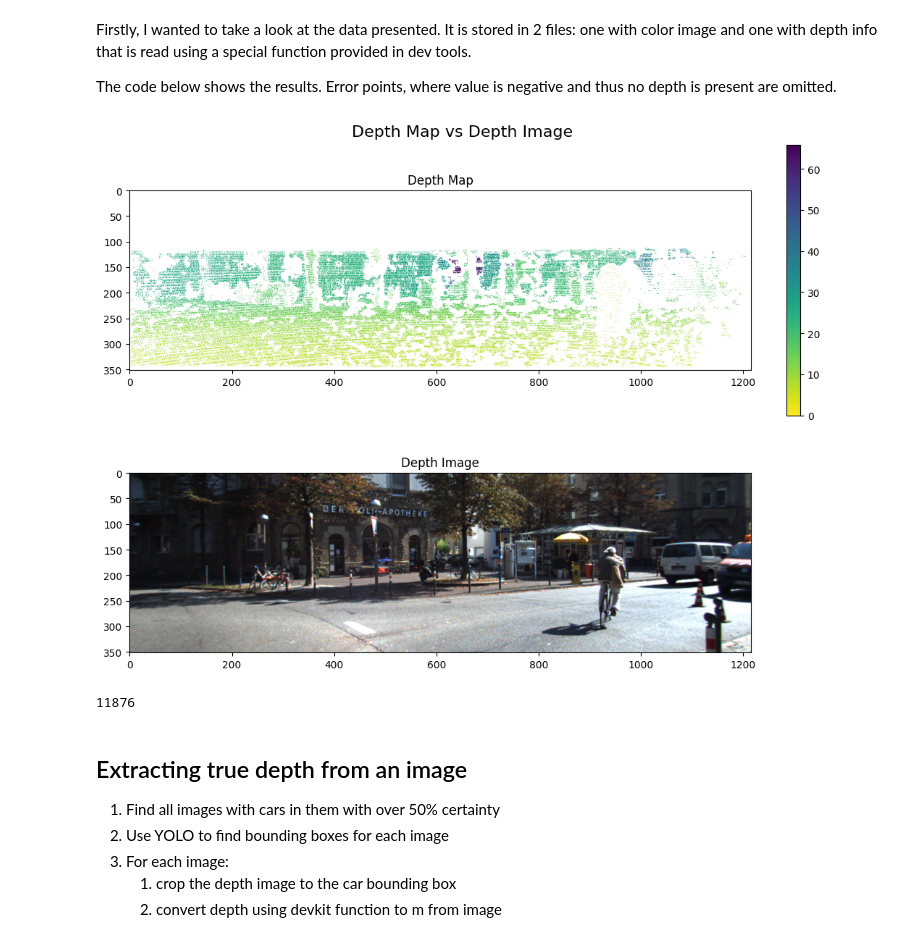
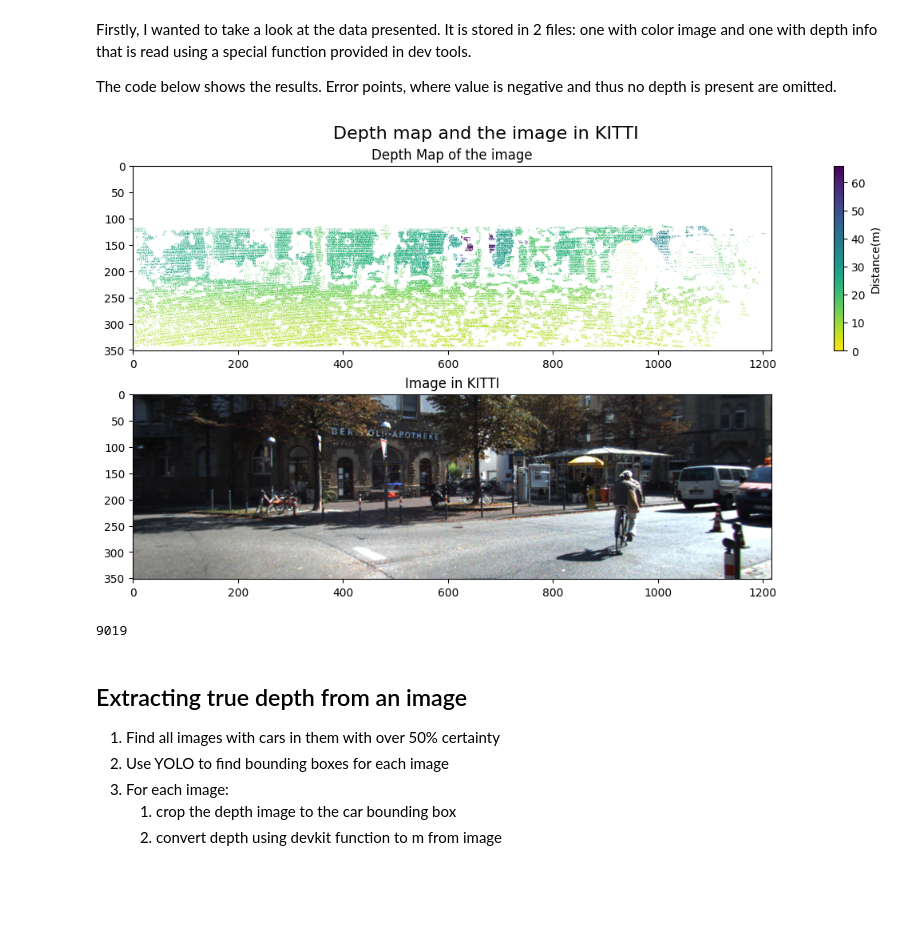
Before and after one commit to TPdkr/thesis, a Jupyter notebook: src/dino_yolo_embed.ipynb, the cells around one changed output. Drawn from its saved outputs; the diff is of its cells as text; code cells hidden in the pictures; blank space fills up the shorter version.

Commit message:
adjusted visualizatiojs

```diff
--- a/src/dino_yolo_embed.ipynb
+++ b/src/dino_yolo_embed.ipynb
@@ -42,38 +42,38 @@ The code below shows the results. Error points, where value is negative and thus
 # %%
 depth_map = "../datasets/depth_selection/val_selection_cropped/groundtruth_depth/2011_09_26_drive_0005_sync_groundtruth_depth_0000000071_image_03.png"
 depth_map_img = togglePath(depth_map)
 
 depth_img = np.array(Image.open(depth_map_img), dtype=int)
 
 depth_np = depth_read(depth_map)
 
 cmap = plt.cm.viridis_r.copy()
 cmap.set_under('white')   # values below vmin
 cmap.set_over('white')
 
-fig, ax = plt.subplots(2, 1, figsize=(10, 8), constrained_layout=True)
+fig, ax = plt.subplots(2, 1, figsize=(10, 6), constrained_layout=True)
 
 # First image
 im = ax[0].imshow(depth_np, cmap=cmap, vmin=0)
-fig.colorbar(im, ax=ax[0])
-ax[0].set_title("Depth Map")
+fig.colorbar(im, ax=ax[0]).set_label("Distance(m)")
+ax[0].set_title("Depth Map of the image")
 ax[0].set_anchor('C')   # center image
 
 # Second image
 ax[1].imshow(depth_img)
-ax[1].set_title("Depth Image")
+ax[1].set_title("Image in KITTI")
 ax[1].set_anchor('C')   # center image
 
-plt.suptitle("Depth Map vs Depth Image", fontsize=16)
+plt.suptitle("Depth map and the image in KITTI", fontsize=16)
 plt.show()
 
 fig.savefig("../visualizations/depthmap_vs_image_kitty.png", dpi=300)
 
 del depth_map, depth_map_img, depth_img, depth_np, cmap, fig, ax, im
 gc.collect()
 # %% [output]
-[figure, old version]
+[figure, new version]
-11876
+9019
 # %% [markdown]
 ## Extracting true depth from an image
 
```
Also changed, not shown: 1 other file.
